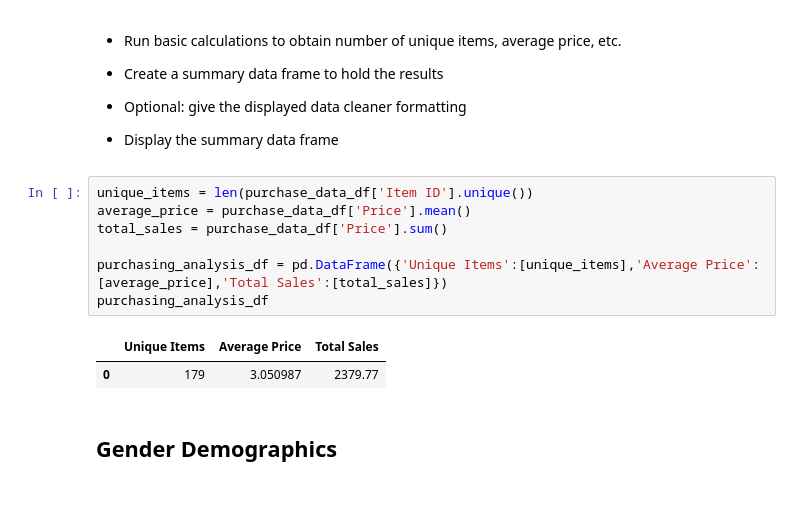
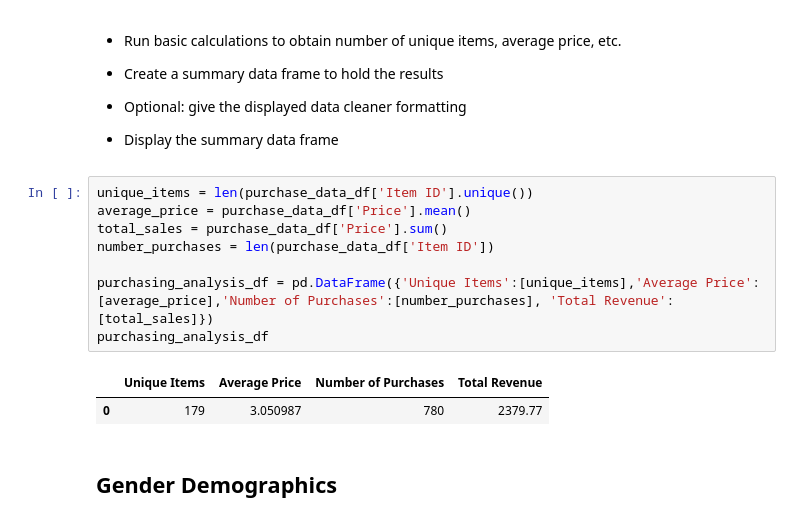
Before and after one commit to NoahGoldstein13/pandas-challenge, a Jupyter notebook: HeroesOfPymoli/HeroesOfPymoli_starter.ipynb, the cells around one changed output. Drawn from its saved outputs; the diff is of its cells as text.

```diff
--- a/HeroesOfPymoli/HeroesOfPymoli_starter.ipynb
+++ b/HeroesOfPymoli/HeroesOfPymoli_starter.ipynb
@@ -46,13 +46,14 @@ players_df
 # %%
 unique_items = len(purchase_data_df['Item ID'].unique())
 average_price = purchase_data_df['Price'].mean()
 total_sales = purchase_data_df['Price'].sum()
+number_purchases = len(purchase_data_df['Item ID'])
 
-purchasing_analysis_df = pd.DataFrame({'Unique Items':[unique_items],'Average Price':[average_price],'Total Sales':[total_sales]})
+purchasing_analysis_df = pd.DataFrame({'Unique Items':[unique_items],'Average Price':[average_price],'Number of Purchases':[number_purchases], 'Total Revenue':[total_sales]})
 purchasing_analysis_df
 # %% [output]
-|  | Unique Items | Average Price | Total Sales |
-| 0 | 179 | 3.050987 | 2379.77 |
+|  | Unique Items | Average Price | Number of Purchases | Total Revenue |
+| 0 | 179 | 3.050987 | 780 | 2379.77 |
 # %% [markdown]
 ## Gender Demographics
 # %% [markdown]
```
Also changed, not shown: parts of 5 cells of this notebook.
